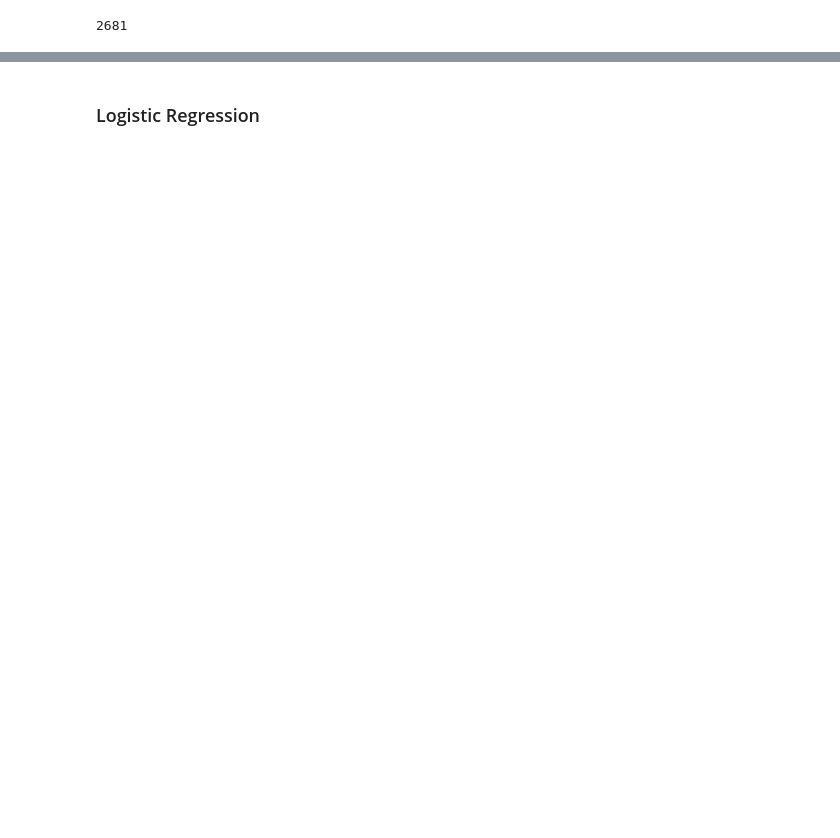
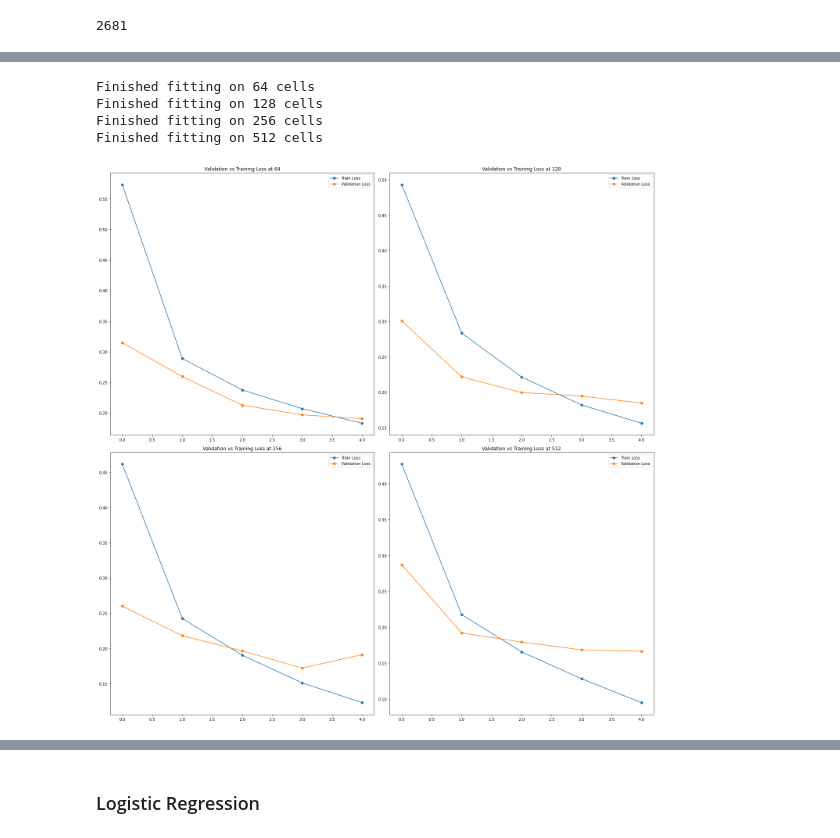
Before and after one commit to jmcrey/machine-learning, a Jupyter notebook: NLP/HW4/HW4.ipynb, the cells around one changed output, grey strips where cells are left out. Cells and saved outputs as stored; diff of their text form; code cells hidden in the pictures; blank space fills up the shorter version.

```diff
--- a/NLP/HW4/HW4.ipynb
+++ b/NLP/HW4/HW4.ipynb
@@ -284,0 +315,45 @@ _________________________________________________________________
+# %%
+from keras.layers import LSTM
+
+histories = list()
+for num_cells in (64, 128, 256, 512):
+    K.clear_session()
+    lstm_max_model = Sequential()
+    lstm_max_model.add(Embedding(
+            num_tokens,
+            embedding_dim,
+            embeddings_initializer=Constant(embedding_matrix),
+            trainable=False,
+            input_length=max_seq_length
+    ))
+    lstm_max_model.add(LSTM(num_cells, return_sequences=True))
+    lstm_max_model.add(GlobalMaxPooling1D())
+    lstm_max_model.add(Dense(3, activation='softmax'))
+
+    lstm_max_model.compile(optimizer=Adam(lr=1E-3), loss='categorical_crossentropy',
+                       metrics=['acc', Precision(), Recall()])
+
+    history = lstm_max_model.fit(X_train_pad, y_train, validation_data=(X_val_pad, y_val),
+                                 batch_size=32, epochs=5, verbose=0)
+    print(f"Finished fitting on {num_cells} cells")
+    histories.append(history)
+# %% [output]
+Finished fitting on 64 cells
+Finished fitting on 128 cells
+Finished fitting on 256 cells
+Finished fitting on 512 cells
+# %%
+num_cells = (64, 128, 256, 512)
+loss = [(h.history['loss'], h.history['val_loss']) for h in histories]
+fig, axes = plt.subplots(2, 2, figsize=(20,20))
+for idx, loss in enumerate(loss):
+    x = idx // 2
+    y = idx % 2
+    axes[x,y].plot(range(5), loss[0], marker='o')
+    axes[x,y].plot(range(5), loss[1], marker='o')
+    axes[x,y].set_title(f"Validation vs Training Loss at {num_cells[idx]}")
+    axes[x,y].legend(['Train Loss', 'Validation Loss'])
+plt.tight_layout()
+plt.show()
+# %% [output]
+[figure, added]
```
Also changed, not shown: parts of 86 cells of this notebook.
